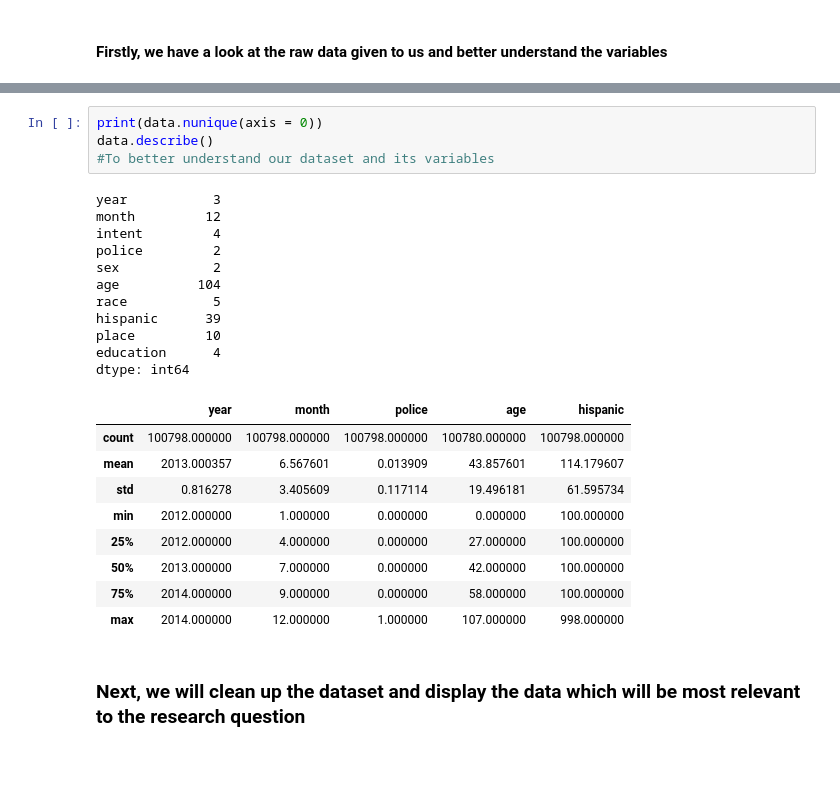
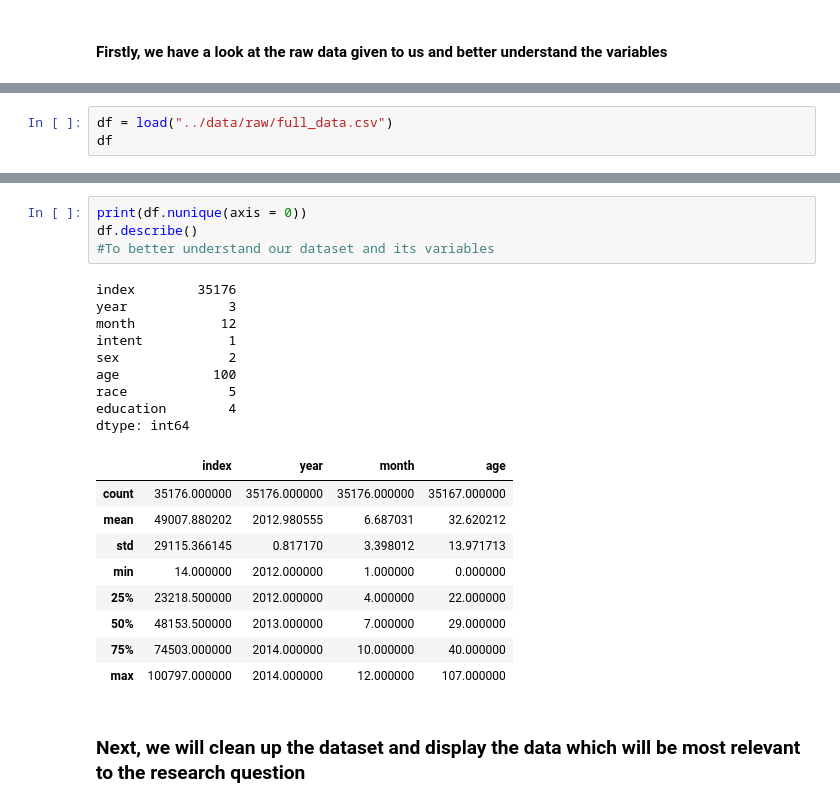
Before and after one commit to ubco-W2022T2-data301/project-group09, a Jupyter notebook: analysis/analysis2.ipynb, the cells around one changed output, grey strips where cells are left out. Saved outputs shown, nothing was run; the diff lists cells and outputs as text; blank space fills up the shorter version.

```diff
--- a/analysis/analysis2.ipynb
+++ b/analysis/analysis2.ipynb
@@ -42,0 +22,3 @@ data
+# %%
+df = load("../data/raw/full_data.csv")
+df
@@ -43,28 +39,26 @@ data
 # %%
-print(data.nunique(axis = 0))
-data.describe()
+print(df.nunique(axis = 0))
+df.describe()
 #To better understand our dataset and its variables
 # %% [output]
-year           3
-month         12
-intent         4
-police         2
-sex            2
-age          104
-race           5
-hispanic      39
-place         10
-education      4
+index        35176
+year             3
+month           12
+intent           1
+sex              2
+age            100
+race             5
+education        4
 dtype: int64
-|  | year | month | police | age | hispanic |
-| count | 100798.000000 | 100798.000000 | 100798.000000 | 100780.000000 | 100798.000000 |
-| mean | 2013.000357 | 6.567601 | 0.013909 | 43.857601 | 114.179607 |
-| std | 0.816278 | 3.405609 | 0.117114 | 19.496181 | 61.595734 |
-| min | 2012.000000 | 1.000000 | 0.000000 | 0.000000 | 100.000000 |
-| 25% | 2012.000000 | 4.000000 | 0.000000 | 27.000000 | 100.000000 |
-| 50% | 2013.000000 | 7.000000 | 0.000000 | 42.000000 | 100.000000 |
-| 75% | 2014.000000 | 9.000000 | 0.000000 | 58.000000 | 100.000000 |
-| max | 2014.000000 | 12.000000 | 1.000000 | 107.000000 | 998.000000 |
+|  | index | year | month | age |
+| count | 35176.000000 | 35176.000000 | 35176.000000 | 35167.000000 |
+| mean | 49007.880202 | 2012.980555 | 6.687031 | 32.620212 |
+| std | 29115.366145 | 0.817170 | 3.398012 | 13.971713 |
+| min | 14.000000 | 2012.000000 | 1.000000 | 0.000000 |
+| 25% | 23218.500000 | 2012.000000 | 4.000000 | 22.000000 |
+| 50% | 48153.500000 | 2013.000000 | 7.000000 | 29.000000 |
+| 75% | 74503.000000 | 2014.000000 | 10.000000 | 40.000000 |
+| max | 100797.000000 | 2014.000000 | 12.000000 | 107.000000 |
 # %% [markdown]
 ### Next, we will clean up the dataset and display the data which will be most relevant to the research question
 # %% [markdown]
```
Also changed, not shown: parts of 17 cells of this notebook, 1 other file.
